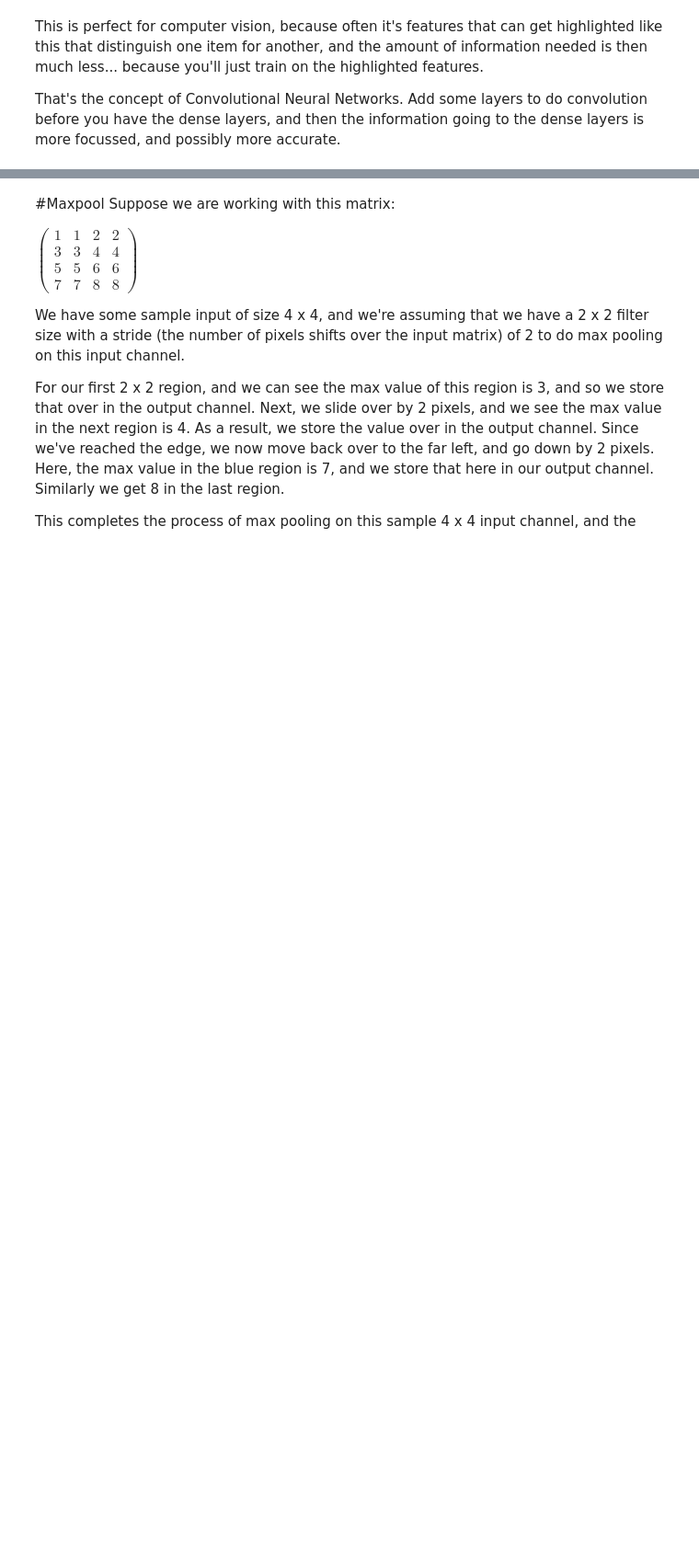
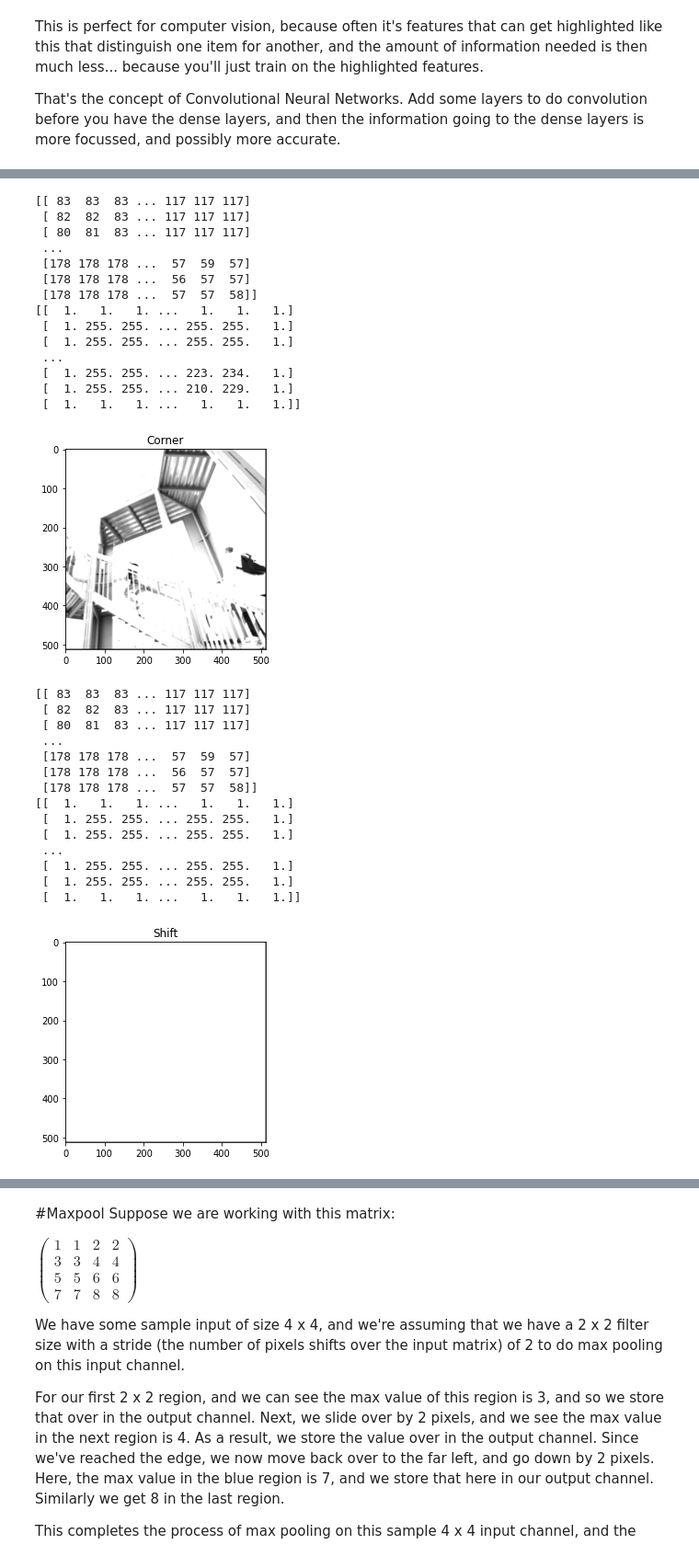
Before and after one commit to parkerallan/FutureMakers2022, a Jupyter notebook: Day 6/Day_6_Introduction_to_CNNs_PA.ipynb, the cells around one changed output, grey strips where cells are left out. Shown at 92% size. Drawn from its saved outputs; the diff is of its cells as text; code cells hidden in the pictures; blank space fills up the shorter version.

Commit message:
all questions answered

```diff
--- a/Day 6/Day_6_Introduction_to_CNNs_PA.ipynb
+++ b/Day 6/Day_6_Introduction_to_CNNs_PA.ipynb
@@ -187,14 +201,12 @@ And if they can be used, which ones are of use?
 # %%
 import math
 # %%
-""" Enter your code for Question 2 here """
 #Filters
 
 # Change corner detection filter values here
-"""
-kernel_corner = np.array([[0,0,0],
+kernel_corner = np.array([[1,0,1],
                         [0,0,0],
-                        [0,0,0]])
+                        [1,0,1]])
 print(img)
 img_corner = convolute(img, size_x, size_y, kernel_corner)
 
@@ -204,7 +216,6 @@ print(img_corner)
 plt.imshow(img_corner)
 plt.title('Corner')
 plt.show()
-"""
 
 # Change blur filter values here
 
@@ -214,10 +225,9 @@ plt.show()
 
 ## use the same kernel / convolution / plotting code as above - make sure you change the variable names accordingly
 # Change corner detection filter values here
-"""
-kernel_shift = np.array([[0,0,0],
+kernel_shift = np.array([[0,1,0],
                         [0,0,0],
-                        [0,0,0]])
+                        [0,1,0]])
 print(img)
 img_shift = convolute(img, size_x, size_y, kernel_corner) # we might not be able to see shift by 1 pixel clearly, that's why we perform the shift 5 times
 img_shift = convolute(img_shift, size_x, size_y, kernel_corner)
@@ -229,38 +239,64 @@ plt.gray()
 plt.grid(False)
 print(img_shift)
 plt.imshow(img_shift)
 plt.title('Shift')
 plt.show()
-"""
 
 # Change rotation filter values here
 
-## use the same kernel / convolution / plotting code as above - make sure you change the variable names accordingly
-"""
+## Use the same kernel / convolution / plotting code as above - make sure you change the variable names accordingly
 kernel_rotation = np.array([[math.cos(60),-math.sin(60),0],
                             [math.sin(60),math.cos(60),0],
                             [0,0,1]])
 img_rotation = convolute(img, size_x, size_y, kernel_rotation)
 
 plt.gray()
 plt.grid(False)
 plt.imshow(img_rotation)
 plt.title('Rotation')
 plt.show()
-"""
 
 # Change sharpen filter values here
 
 ## use the same kernel / convolution / plotting code as above - make sure you change the variable names accordingly
-"""
-kernel_sharpen = np.array([[0,0,0],
+kernel_sharpen = np.array([[1,0,1],
                         [0,0,0],
-                        [0,0,0]])
+                        [1,0,1]])
 img_sharpen = convolute(img, size_x, size_y, kernel_sharpen)
 
 plt.gray()
 plt.grid(False)
 plt.imshow(img_sharpen)
 plt.title('Sharpen')
 plt.show()
-"""
+# %% [output]
+[[ 83  83  83 ... 117 117 117]
+ [ 82  82  83 ... 117 117 117]
+ [ 80  81  83 ... 117 117 117]
+ ...
+ [178 178 178 ...  57  59  57]
+ [178 178 178 ...  56  57  57]
+ [178 178 178 ...  57  57  58]]
+[[  1.   1.   1. ...   1.   1.   1.]
+ [  1. 255. 255. ... 255. 255.   1.]
+ [  1. 255. 255. ... 255. 255.   1.]
+ ...
+ [  1. 255. 255. ... 223. 234.   1.]
+ [  1. 255. 255. ... 210. 229.   1.]
+ [  1.   1.   1. ...   1.   1.   1.]]
+[figure, added]
+[[ 83  83  83 ... 117 117 117]
+ [ 82  82  83 ... 117 117 117]
+ [ 80  81  83 ... 117 117 117]
+ ...
+ [178 178 178 ...  57  59  57]
+ [178 178 178 ...  56  57  57]
+ [178 178 178 ...  57  57  58]]
+[[  1.   1.   1. ...   1.   1.   1.]
+ [  1. 255. 255. ... 255. 255.   1.]
+ [  1. 255. 255. ... 255. 255.   1.]
+ ...
+ [  1. 255. 255. ... 255. 255.   1.]
+ [  1. 255. 255. ... 255. 255.   1.]
+ [  1.   1.   1. ...   1.   1.   1.]]
+[figure, added]
```
Also changed, not shown: parts of 21 cells of this notebook.
